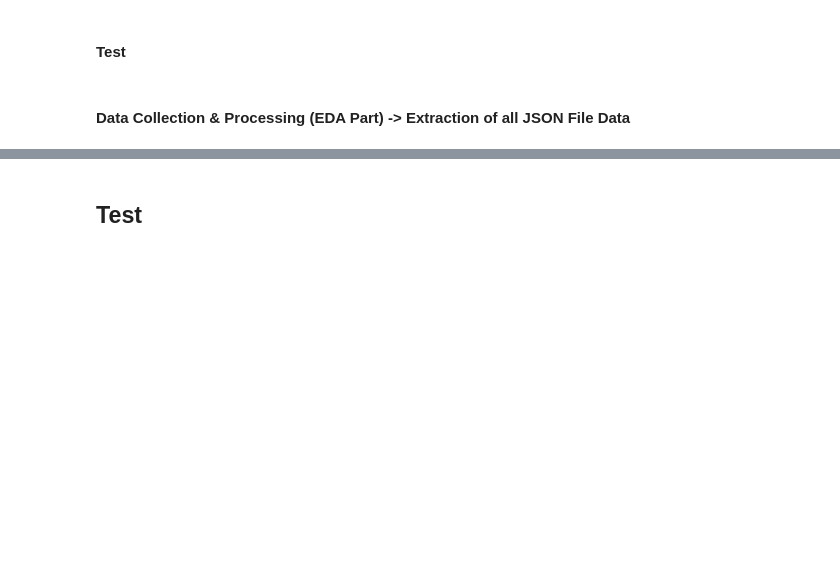
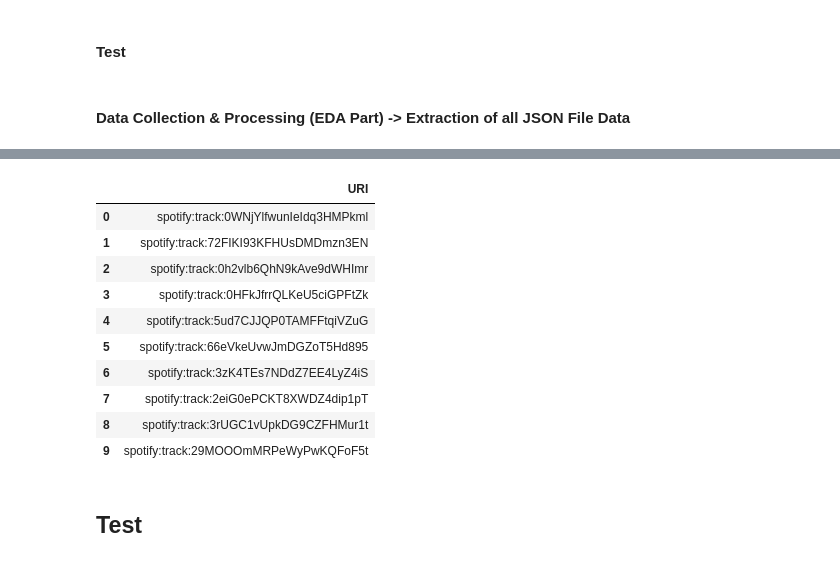
Before and after one commit to wadthyk/ms-thesis-recommender-systems, a Jupyter notebook: Spotify Audio Features Retrieval (WIP Test).ipynb, the cells around one changed output, grey strips where cells are left out. Drawn from its saved outputs; the diff is of its cells as text; code cells hidden in the pictures; blank space fills up the shorter version.

```diff
--- a/Spotify Audio Features Retrieval (WIP Test).ipynb
+++ b/Spotify Audio Features Retrieval (WIP Test).ipynb
@@ -213,6 +206,18 @@ df_withy_uri = df_withy_sampled[['URI']]
 # %%
-df_withy_uri.head(20)
-df_withy_uri.shape
+df_han_uri.head(10)
+# df_withy_uri.shape
+# %% [output]
+|  | URI |
+| 0 | spotify:track:0WNjYlfwunIeIdq3HMPkml |
+| 1 | spotify:track:72FIKI93KFHUsDMDmzn3EN |
+| 2 | spotify:track:0h2vlb6QhN9kAve9dWHImr |
+| 3 | spotify:track:0HFkJfrrQLKeU5ciGPFtZk |
+| 4 | spotify:track:5ud7CJJQP0TAMFFtqiVZuG |
+| 5 | spotify:track:66eVkeUvwJmDGZoT5Hd895 |
+| 6 | spotify:track:3zK4TEs7NDdZ7EE4LyZ4iS |
+| 7 | spotify:track:2eiG0ePCKT8XWDZ4dip1pT |
+| 8 | spotify:track:3rUGC1vUpkDG9CZFHMur1t |
+| 9 | spotify:track:29MOOOmMRPeWyPwKQFoF5t |
 # %% [markdown]
 ## Test
 # %%
```
Also changed, not shown: parts of 22 cells of this notebook, 2 other files.
